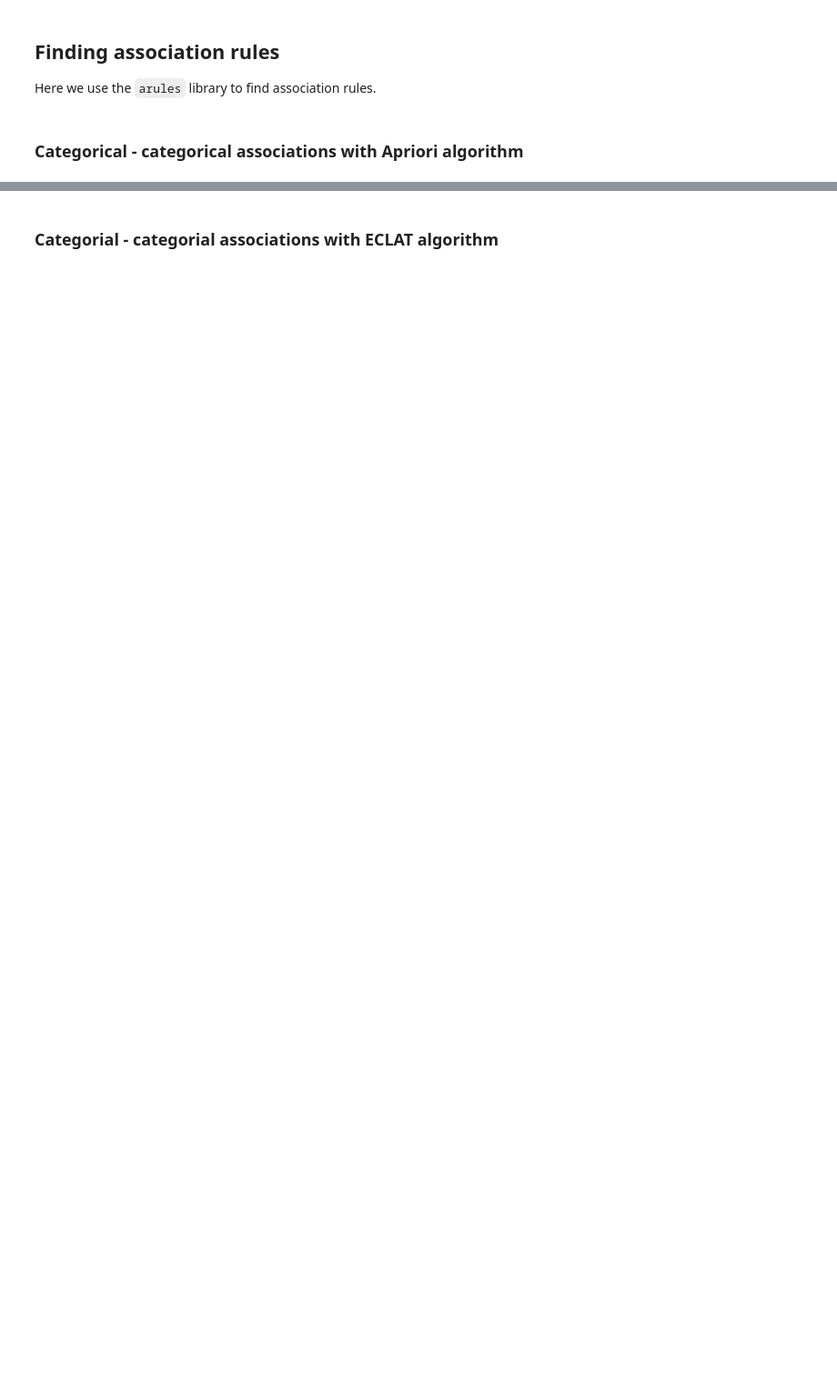
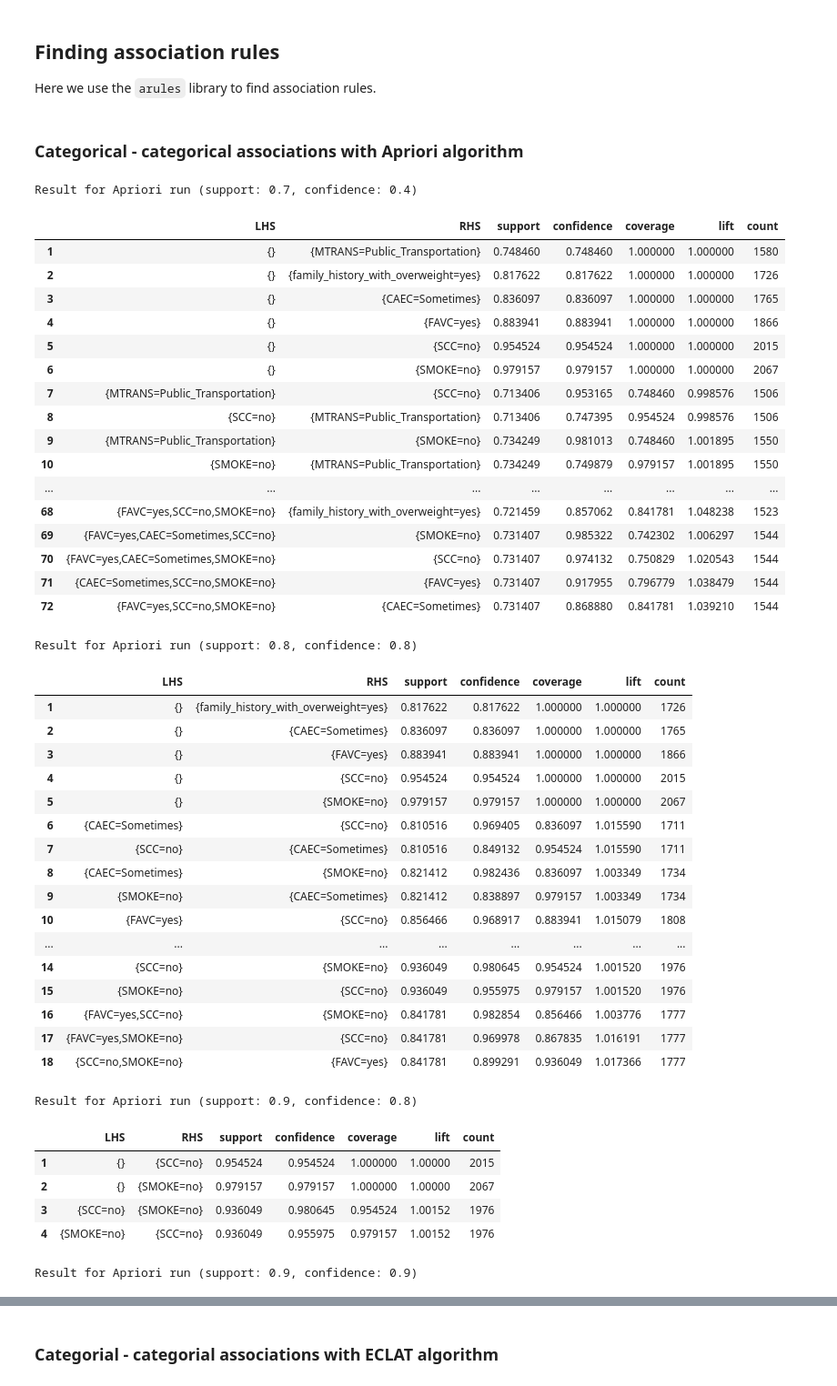
Before and after one commit to MihaiBojescu/data-mining-homeworks, a Jupyter notebook: Homework 2/homework2.ipynb, the cells around one changed output, grey strips where cells are left out. Shown at 91% size. Saved outputs shown, nothing was run; the diff lists cells and outputs as text; code cells hidden in the pictures; blank space fills up the shorter version.

```diff
--- a/Homework 2/homework2.ipynb
+++ b/Homework 2/homework2.ipynb
@@ -235,7 +290,7 @@ def run_apriori(
 
 def run_apriori_build_html(
     transactions: arules.ro.DataFrame, support: float, confidence: float
-) -> str:
+) -> tuple[str, pd.DataFrame]:
     result = ""
 
     rules_dataframe = run_apriori(
@@ -250,7 +305,7 @@ def run_apriori_build_html(
     )
     result += "</br>"
 
-    return result
+    return result, rules_dataframe
 
 
 def run_eclat(
@@ -269,7 +324,7 @@ def run_eclat(
 
 def run_eclat_build_html(
     transactions: arules.ro.DataFrame, support: float, confidence: float
-) -> str:
+) -> tuple[str, pd.DataFrame]:
     result = ""
 
     rules_dataframe = run_eclat(
@@ -284,7 +339,10 @@ def run_eclat_build_html(
     )
     result += "</br>"
 
-    return result
+    return result, rules_dataframe
+
+def data_frame_to_html(title: str, data_frame: pd.DataFrame) -> str:
+    return f"<h2>{title}</h2></br>{data_frame.to_html()}</br>"
 # %% [markdown]
 ## Preliminary data analysis
 
@@ -320,22 +397,68 @@ Here we use the `arules` library to find association rules.
 ### Categorical - categorical associations with Apriori algorithm
 # %%
 parameters = [
-    (0.5, 0.90),
     (0.7, 0.4),
     (0.8, 0.8),
     (0.9, 0.8),
     (0.9, 0.9),
     (0.95, 0.9),
     (0.95, 0.95),
 ]
 
 dataset_subset_dataframe = dataset_dataframe[CATEGORICAL_VARIABLES]
 transactions = arules.Transactions.from_df(dataset_subset_dataframe)
-result = ""
+result_html = ""
+categorical_categorical_apriori = {}
 
 for support, confidence in parameters:
-    result += run_apriori_build_html(
+    html_out, df_out = run_apriori_build_html(
         transactions=transactions, support=support, confidence=confidence
     )
+    result_html += html_out
+    categorical_categorical_apriori[(support, confidence)] = df_out
 
-HTML(result)
+HTML(result_html)
+# %% [output]
+Result for Apriori run (support: 0.7, confidence: 0.4)
+|  | LHS | RHS | support | confidence | coverage | lift | count |
+| 1 | {} | {MTRANS=Public_Transportation} | 0.748460 | 0.748460 | 1.000000 | 1.000000 | 1580 |
+| 2 | {} | {family_history_with_overweight=yes} | 0.817622 | 0.817622 | 1.000000 | 1.000000 | 1726 |
+| 3 | {} | {CAEC=Sometimes} | 0.836097 | 0.836097 | 1.000000 | 1.000000 | 1765 |
+| 4 | {} | {FAVC=yes} | 0.883941 | 0.883941 | 1.000000 | 1.000000 | 1866 |
+| 5 | {} | {SCC=no} | 0.954524 | 0.954524 | 1.000000 | 1.000000 | 2015 |
+| 6 | {} | {SMOKE=no} | 0.979157 | 0.979157 | 1.000000 | 1.000000 | 2067 |
+| 7 | {MTRANS=Public_Transportation} | {SCC=no} | 0.713406 | 0.953165 | 0.748460 | 0.998576 | 1506 |
+| 8 | {SCC=no} | {MTRANS=Public_Transportation} | 0.713406 | 0.747395 | 0.954524 | 0.998576 | 1506 |
+| 9 | {MTRANS=Public_Transportation} | {SMOKE=no} | 0.734249 | 0.981013 | 0.748460 | 1.001895 | 1550 |
+| 10 | {SMOKE=no} | {MTRANS=Public_Transportation} | 0.734249 | 0.749879 | 0.979157 | 1.001895 | 1550 |
+| ... | ... | ... | ... | ... | ... | ... | ... |
+| 68 | {FAVC=yes,SCC=no,SMOKE=no} | {family_history_with_overweight=yes} | 0.721459 | 0.857062 | 0.841781 | 1.048238 | 1523 |
+| 69 | {FAVC=yes,CAEC=Sometimes,SCC=no} | {SMOKE=no} | 0.731407 | 0.985322 | 0.742302 | 1.006297 | 1544 |
+| 70 | {FAVC=yes,CAEC=Sometimes,SMOKE=no} | {SCC=no} | 0.731407 | 0.974132 | 0.750829 | 1.020543 | 1544 |
+| 71 | {CAEC=Sometimes,SCC=no,SMOKE=no} | {FAVC=yes} | 0.731407 | 0.917955 | 0.796779 | 1.038479 | 1544 |
+| 72 | {FAVC=yes,SCC=no,SMOKE=no} | {CAEC=Sometimes} | 0.731407 | 0.868880 | 0.841781 | 1.039210 | 1544 |
+Result for Apriori run (support: 0.8, confidence: 0.8)
+|  | LHS | RHS | support | confidence | coverage | lift | count |
+| 1 | {} | {family_history_with_overweight=yes} | 0.817622 | 0.817622 | 1.000000 | 1.000000 | 1726 |
+| 2 | {} | {CAEC=Sometimes} | 0.836097 | 0.836097 | 1.000000 | 1.000000 | 1765 |
+| 3 | {} | {FAVC=yes} | 0.883941 | 0.883941 | 1.000000 | 1.000000 | 1866 |
+| 4 | {} | {SCC=no} | 0.954524 | 0.954524 | 1.000000 | 1.000000 | 2015 |
+| 5 | {} | {SMOKE=no} | 0.979157 | 0.979157 | 1.000000 | 1.000000 | 2067 |
+| 6 | {CAEC=Sometimes} | {SCC=no} | 0.810516 | 0.969405 | 0.836097 | 1.015590 | 1711 |
+| 7 | {SCC=no} | {CAEC=Sometimes} | 0.810516 | 0.849132 | 0.954524 | 1.015590 | 1711 |
+| 8 | {CAEC=Sometimes} | {SMOKE=no} | 0.821412 | 0.982436 | 0.836097 | 1.003349 | 1734 |
+| 9 | {SMOKE=no} | {CAEC=Sometimes} | 0.821412 | 0.838897 | 0.979157 | 1.003349 | 1734 |
+| 10 | {FAVC=yes} | {SCC=no} | 0.856466 | 0.968917 | 0.883941 | 1.015079 | 1808 |
+| ... | ... | ... | ... | ... | ... | ... | ... |
+| 14 | {SCC=no} | {SMOKE=no} | 0.936049 | 0.980645 | 0.954524 | 1.001520 | 1976 |
+| 15 | {SMOKE=no} | {SCC=no} | 0.936049 | 0.955975 | 0.979157 | 1.001520 | 1976 |
+| 16 | {FAVC=yes,SCC=no} | {SMOKE=no} | 0.841781 | 0.982854 | 0.856466 | 1.003776 | 1777 |
+| 17 | {FAVC=yes,SMOKE=no} | {SCC=no} | 0.841781 | 0.969978 | 0.867835 | 1.016191 | 1777 |
+| 18 | {SCC=no,SMOKE=no} | {FAVC=yes} | 0.841781 | 0.899291 | 0.936049 | 1.017366 | 1777 |
+Result for Apriori run (support: 0.9, confidence: 0.8)
+|  | LHS | RHS | support | confidence | coverage | lift | count |
+| 1 | {} | {SCC=no} | 0.954524 | 0.954524 | 1.000000 | 1.00000 | 2015 |
+| 2 | {} | {SMOKE=no} | 0.979157 | 0.979157 | 1.000000 | 1.00000 | 2067 |
+| 3 | {SCC=no} | {SMOKE=no} | 0.936049 | 0.980645 | 0.954524 | 1.00152 | 1976 |
+| 4 | {SMOKE=no} | {SCC=no} | 0.936049 | 0.955975 | 0.979157 | 1.00152 | 1976 |
+Result for Apriori run (support: 0.9, confidence: 0.9)
```
Also changed, not shown: parts of 42 cells of this notebook.
